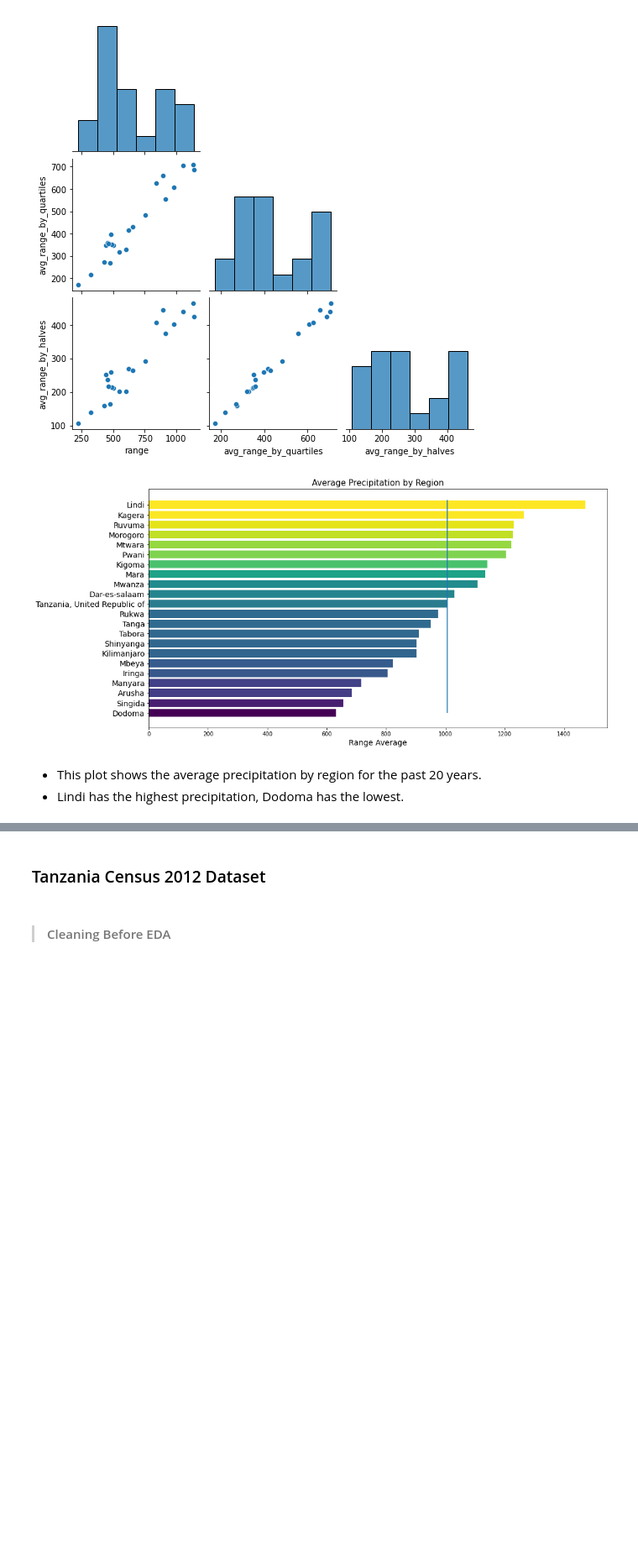
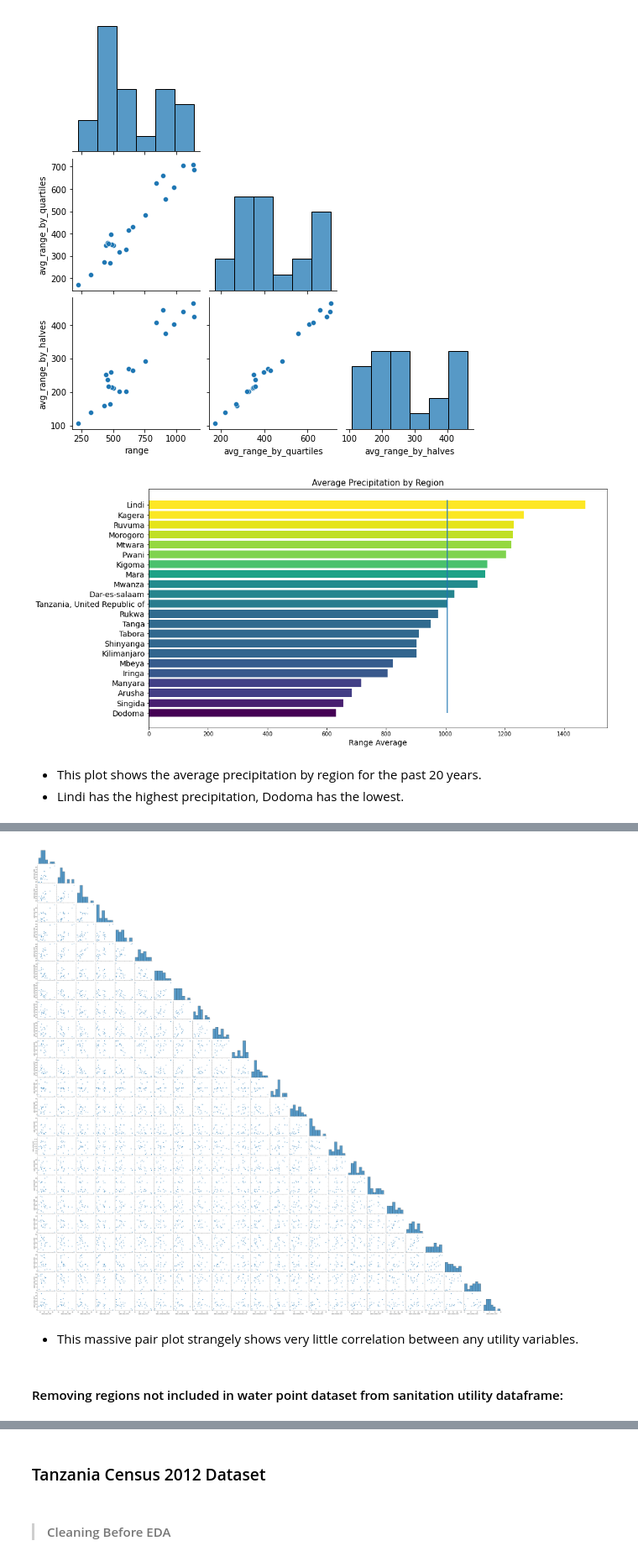
Before and after one commit to kalebts/Tanzania-Group-Project, a Jupyter notebook: code/01_Data Cleaning_EDA_1.ipynb, the cells around one changed output, grey strips where cells are left out. Shown at 84% size. Cells and saved outputs as stored; diff of their text form; code cells hidden in the pictures; blank space fills up the shorter version.

```diff
--- a/code/01_Data Cleaning_EDA_1.ipynb
+++ b/code/01_Data Cleaning_EDA_1.ipynb
@@ -411,0 +416,4 @@ plt.savefig('./visualizations_sb/precip_region_avg.png', transparent=True, bbox_
+# %%
+uni_df = pd.read_csv('./data_sb/washdash-download (1).csv')
+# uni_df = pr_df.set_index('Unnamed: 0')
+# pr_df['year'] = pr_df.index
@@ -411,0 +502,5 @@ plt.savefig('./visualizations_sb/precip_region_avg.png', transparent=True, bbox_
+# %%
+uni_df_water = uni_df[uni_df['Service Type'] == 'Drinking water']
+uni_df_water = uni_df_water.drop(columns=(['ISO3','Country']))
+uni_df_sanitation = uni_df[uni_df['Service Type'] == 'Sanitation']
+uni_df_sanitation = uni_df_sanitation.drop(columns=(['ISO3','Country']))
@@ -411,0 +679,29 @@ plt.savefig('./visualizations_sb/precip_region_avg.png', transparent=True, bbox_
+# %%
+new_uni_df_water_pre = pd.DataFrame()
+new_uni_df_water_pre['Region'] = uni_df_water.loc[(uni_df_water['Service level'] == 'At least basic') &  (uni_df_water['Year'] == 2005)]['Region']
+new_uni_df_water_pre['water_basic_2005'] = list(uni_df_water.loc[(uni_df_water['Service level'] == 'At least basic') &  (uni_df_water['Year'] == 2005)]['Coverage'])
+new_uni_df_water_pre['water_basic_2008'] = list(uni_df_water.loc[(uni_df_water['Service level'] == 'At least basic') &  (uni_df_water['Year'] == 2008)]['Coverage'])
+new_uni_df_water_pre['water_basic_2010'] = list(uni_df_water.loc[(uni_df_water['Service level'] == 'At least basic') &  (uni_df_water['Year'] == 2010)]['Coverage'])
+new_uni_df_water_pre['water_basic_2012'] = list(uni_df_water.loc[(uni_df_water['Service level'] == 'At least basic') &  (uni_df_water['Year'] == 2012)]['Coverage'])
+new_uni_df_water_pre['water_basic_2016'] = list(uni_df_water.loc[(uni_df_water['Service level'] == 'At least basic') &  (uni_df_water['Year'] == 2016)]['Coverage'])
+new_uni_df_water_pre['water_basic_2017'] = list(uni_df_water.loc[(uni_df_water['Service level'] == 'At least basic') &  (uni_df_water['Year'] == 2017)]['Coverage'])
+new_uni_df_water_pre['water_unimproved_2005'] = list(uni_df_water.loc[(uni_df_water['Service level'] == 'Unimproved') &  (uni_df_water['Year'] == 2005)]['Coverage'])
+new_uni_df_water_pre['water_unimproved_2008'] = list(uni_df_water.loc[(uni_df_water['Service level'] == 'Unimproved') &  (uni_df_water['Year'] == 2008)]['Coverage'])
+new_uni_df_water_pre['water_unimproved_2010'] = list(uni_df_water.loc[(uni_df_water['Service level'] == 'Unimproved') &  (uni_df_water['Year'] == 2010)]['Coverage'])
+new_uni_df_water_pre['water_unimproved_2012'] = list(uni_df_water.loc[(uni_df_water['Service level'] == 'Unimproved') &  (uni_df_water['Year'] == 2012)]['Coverage'])
+new_uni_df_water_pre['water_unimproved_2016'] = list(uni_df_water.loc[(uni_df_water['Service level'] == 'Unimproved') &  (uni_df_water['Year'] == 2016)]['Coverage'])
+new_uni_df_water_pre['water_unimproved_2017'] = list(uni_df_water.loc[(uni_df_water['Service level'] == 'Unimproved') &  (uni_df_water['Year'] == 2017)]['Coverage'])
+new_uni_df_water_pre['water_limited_2005'] = list(uni_df_water.loc[(uni_df_water['Service level'] == 'Limited service') &  (uni_df_water['Year'] == 2005)]['Coverage'])
+new_uni_df_water_pre['water_limited_2008'] = list(uni_df_water.loc[(uni_df_water['Service level'] == 'Limited service') &  (uni_df_water['Year'] == 2008)]['Coverage'])
+new_uni_df_water_pre['water_limited_2010'] = list(uni_df_water.loc[(uni_df_water['Service level'] == 'Limited service') &  (uni_df_water['Year'] == 2010)]['Coverage'])
+new_uni_df_water_pre['water_limited_2012'] = list(uni_df_water.loc[(uni_df_water['Service level'] == 'Limited service') &  (uni_df_water['Year'] == 2012)]['Coverage'])
+new_uni_df_water_pre['water_limited_2016'] = list(uni_df_water.loc[(uni_df_water['Service level'] == 'Limited service') &  (uni_df_water['Year'] == 2016)]['Coverage'])
+new_uni_df_water_pre['water_limited_2017'] = list(uni_df_water.loc[(uni_df_water['Service level'] == 'Limited service') &  (uni_df_water['Year'] == 2017)]['Coverage'])
+new_uni_df_water_pre['water_surface_2005'] = list(uni_df_water.loc[(uni_df_water['Service level'] == 'Surface water') &  (uni_df_water['Year'] == 2005)]['Coverage'])
+new_uni_df_water_pre['water_surface_2008'] = list(uni_df_water.loc[(uni_df_water['Service level'] == 'Surface water') &  (uni_df_water['Year'] == 2008)]['Coverage'])
+new_uni_df_water_pre['water_surface_2010'] = list(uni_df_water.loc[(uni_df_water['Service level'] == 'Surface water') &  (uni_df_water['Year'] == 2010)]['Coverage'])
+new_uni_df_water_pre['water_surface_2012'] = list(uni_df_water.loc[(uni_df_water['Service level'] == 'Surface water') &  (uni_df_water['Year'] == 2012)]['Coverage'])
+new_uni_df_water_pre['water_surface_2016'] = list(uni_df_water.loc[(uni_df_water['Service level'] == 'Surface water') &  (uni_df_water['Year'] == 2016)]['Coverage'])
+new_uni_df_water_pre['water_surface_2017'] = list(uni_df_water.loc[(uni_df_water['Service level'] == 'Surface water') &  (uni_df_water['Year'] == 2017)]['Coverage'])
+new_uni_df_water_pre.to_csv('./cleaned_data_sb/water_utility_level.csv')
+new_uni_df_water_pre
@@ -411,0 +727,8 @@ plt.savefig('./visualizations_sb/precip_region_avg.png', transparent=True, bbox_
+# %%
+sns.pairplot(new_uni_df_water_pre, corner=True);
+# %% [output]
+[figure, added]
+# %% [markdown]
+- This massive pair plot strangely shows very little correlation between any utility variables.
+# %% [markdown]
+#### Removing regions not included in water point dataset from sanitation utility dataframe:
```
Also changed, not shown: parts of 41 cells of this notebook, 18 other files.
